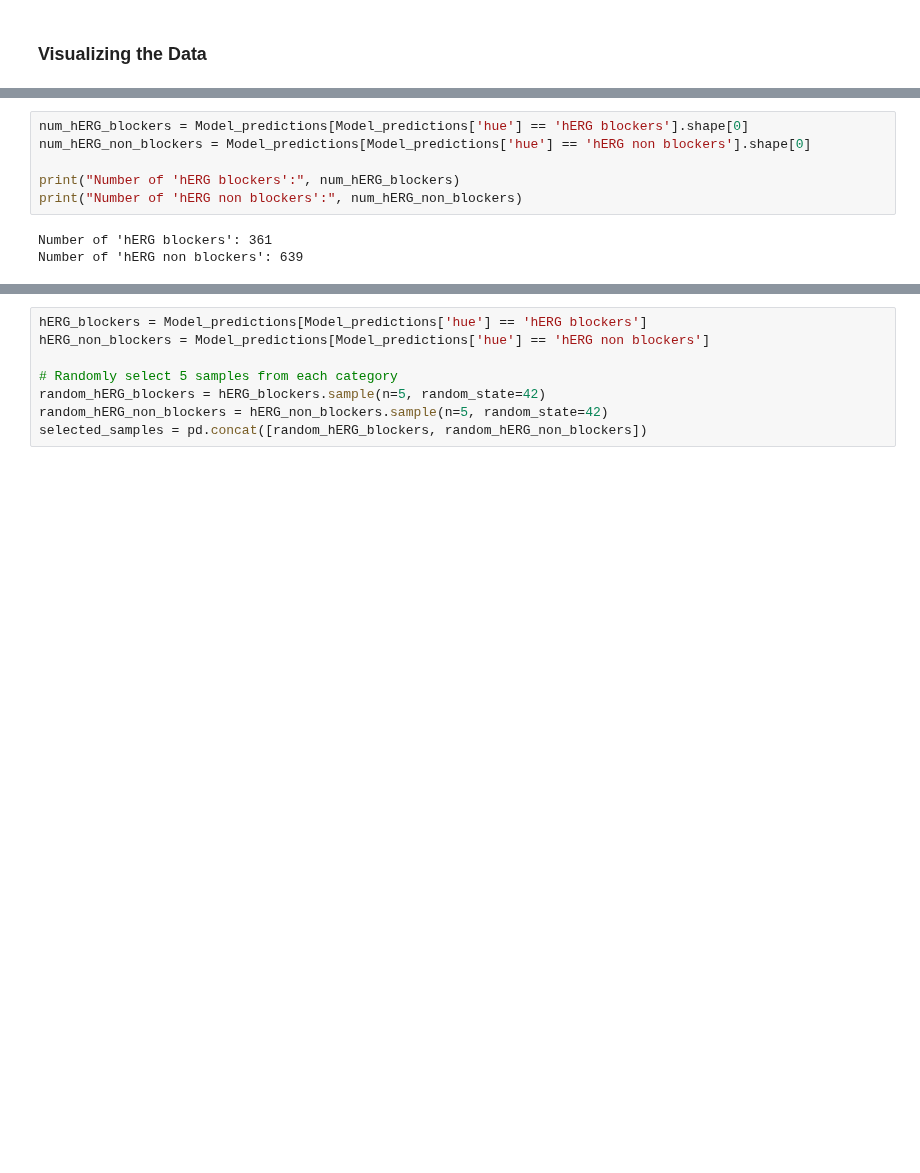
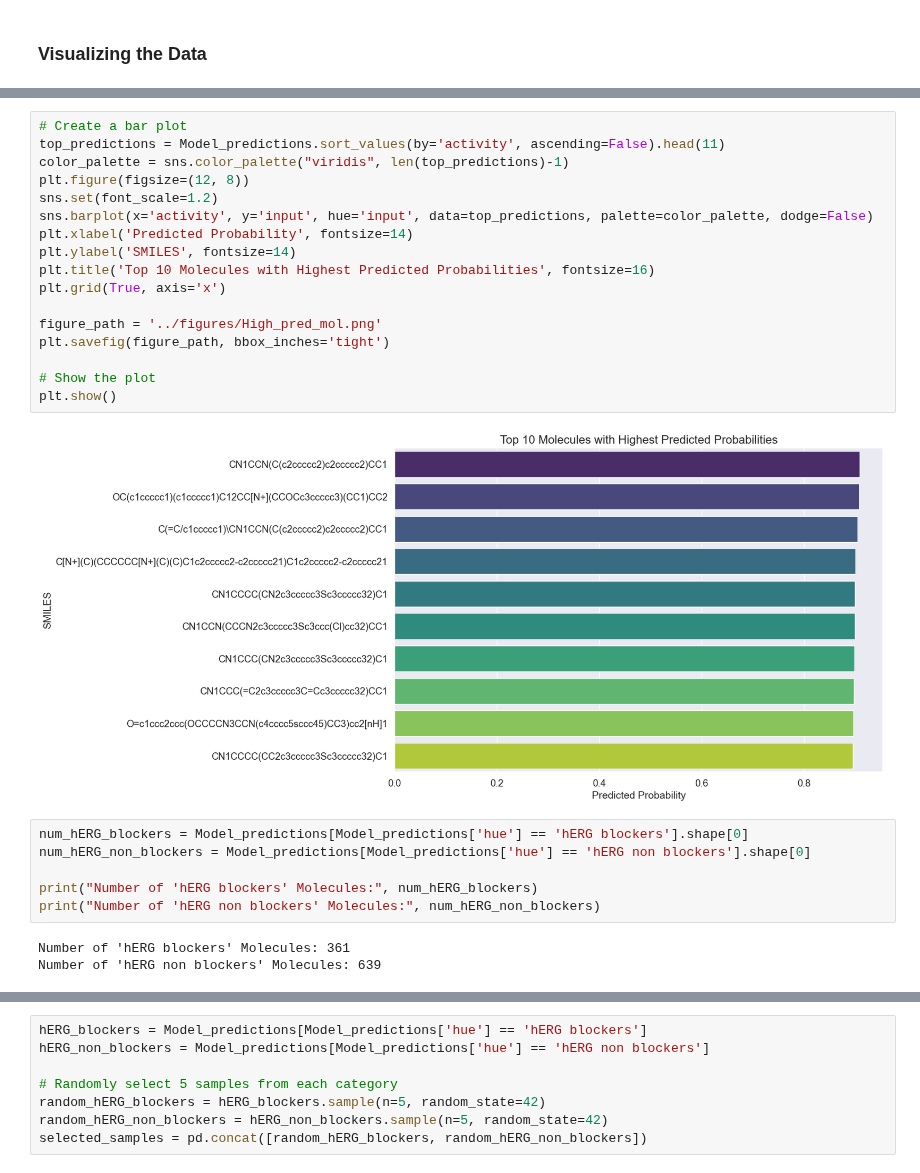
Before and after one commit to Malikbadmus/model-validation-eos30f3, a Jupyter notebook: notebooks/00_model_bias.ipynb, the cells around one changed output, grey strips where cells are left out. Drawn from its saved outputs; the diff is of its cells as text; blank space fills up the shorter version.

```diff
--- a/notebooks/00_model_bias.ipynb
+++ b/notebooks/00_model_bias.ipynb
@@ -239,10 +243,29 @@ No artists with labels found to put in legend.  Note that artists whose label st
+# %%
+# Create a bar plot
+top_predictions = Model_predictions.sort_values(by='activity', ascending=False).head(11)
+color_palette = sns.color_palette("viridis", len(top_predictions)-1)
+plt.figure(figsize=(12, 8))
+sns.set(font_scale=1.2)
+sns.barplot(x='activity', y='input', hue='input', data=top_predictions, palette=color_palette, dodge=False)
+plt.xlabel('Predicted Probability', fontsize=14)
+plt.ylabel('SMILES', fontsize=14)
+plt.title('Top 10 Molecules with Highest Predicted Probabilities', fontsize=16)
+plt.grid(True, axis='x')
+
+figure_path = '../figures/High_pred_mol.png'
+plt.savefig(figure_path, bbox_inches='tight')
+
+# Show the plot
+plt.show()
+# %% [output]
+[figure, added]
 # %%
 num_hERG_blockers = Model_predictions[Model_predictions['hue'] == 'hERG blockers'].shape[0]
 num_hERG_non_blockers = Model_predictions[Model_predictions['hue'] == 'hERG non blockers'].shape[0]
 
-print("Number of 'hERG blockers':", num_hERG_blockers)
-print("Number of 'hERG non blockers':", num_hERG_non_blockers)
+print("Number of 'hERG blockers' Molecules:", num_hERG_blockers)
+print("Number of 'hERG non blockers' Molecules:", num_hERG_non_blockers)
 # %% [output]
-Number of 'hERG blockers': 361
-Number of 'hERG non blockers': 639
+Number of 'hERG blockers' Molecules: 361
+Number of 'hERG non blockers' Molecules: 639
 # %% [markdown]
```
Also changed, not shown: parts of 13 cells of this notebook.
